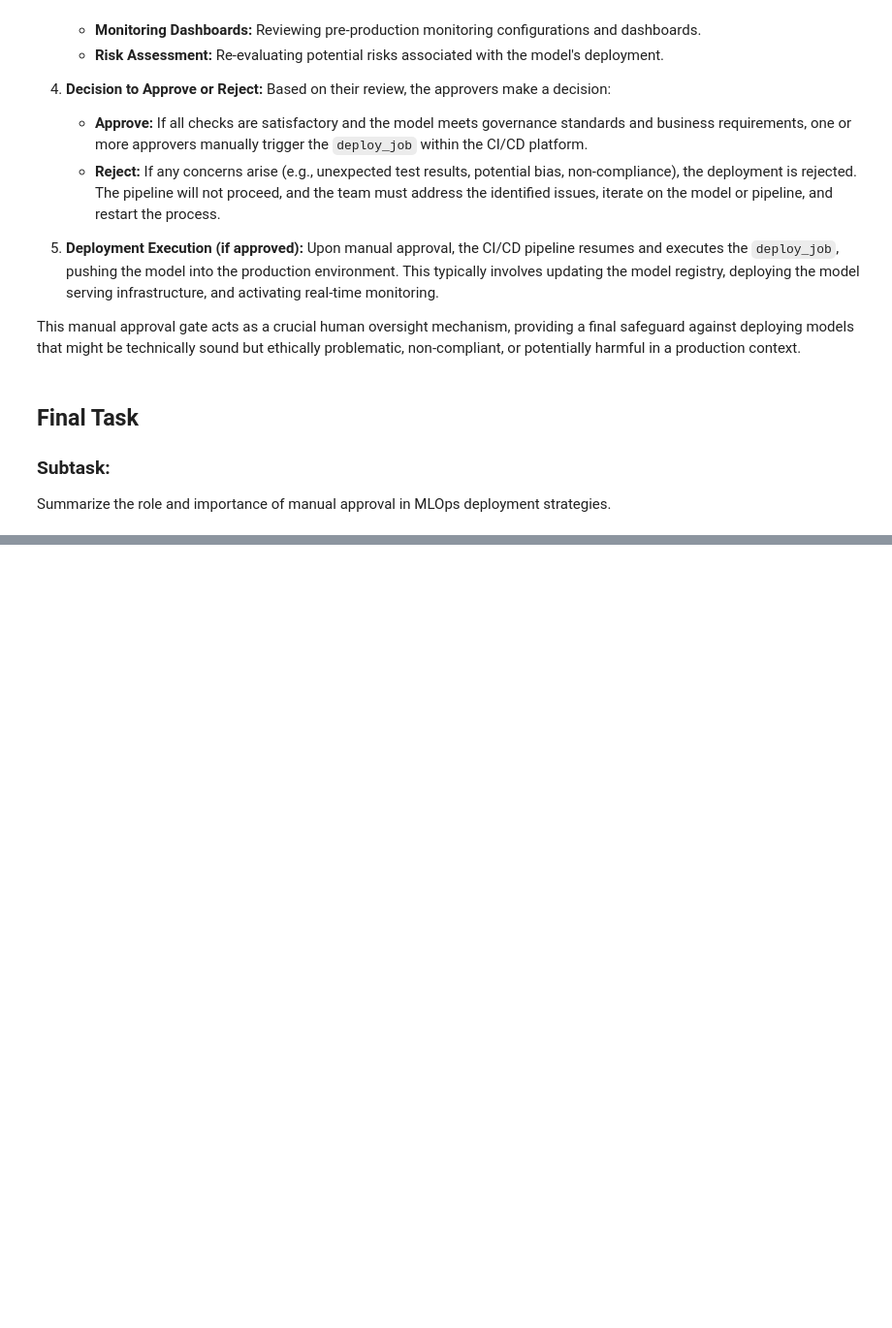
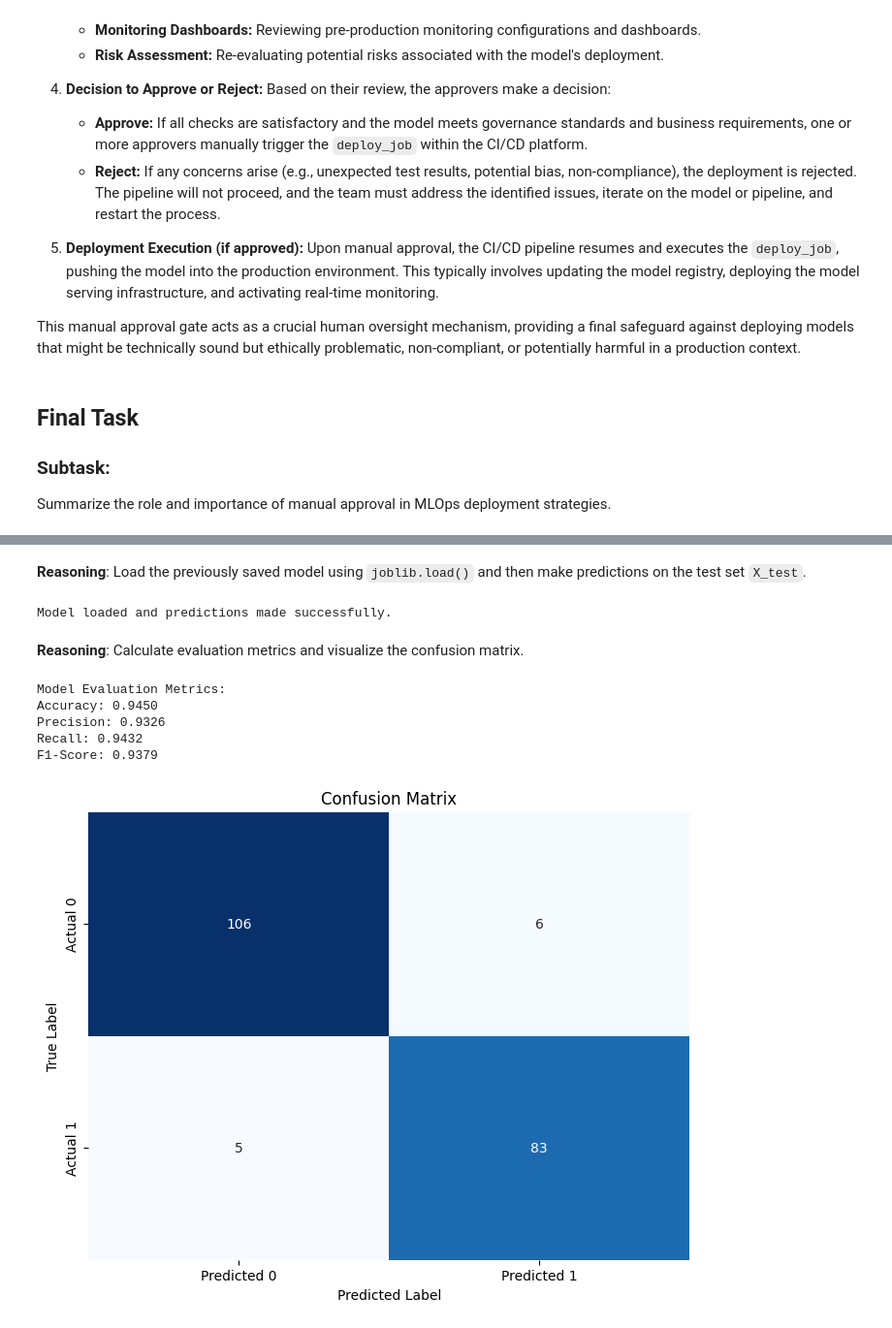
Before and after one commit to amit-sahu-a11y/ML_projects_for_practice, a Jupyter notebook: MLOps_pipeline.ipynb, the cells around one changed output, grey strips where cells are left out. Shown at 97% size. Cells and saved outputs as stored; diff of their text form; code cells hidden in the pictures; blank space fills up the shorter version.

Commit message:
MLOps pipeline for a project using a dummy dataset

```diff
--- a/MLOps_pipeline.ipynb
+++ b/MLOps_pipeline.ipynb
@@ -558,0 +686,47 @@ Summarize the role and importance of manual approval in MLOps deployment strateg
+# %% [markdown]
+**Reasoning**:
+Load the previously saved model using `joblib.load()` and then make predictions on the test set `X_test`.
+# %%
+import joblib
+from sklearn.metrics import accuracy_score, precision_score, recall_score, f1_score, confusion_matrix
+import matplotlib.pyplot as plt
+import seaborn as sns
+
+# Load the trained model
+model = joblib.load('random_forest_model.joblib')
+
+# Make predictions on the test set
+y_pred = model.predict(X_test)
+
+print("Model loaded and predictions made successfully.")
+# %% [output]
+Model loaded and predictions made successfully.
+# %% [markdown]
+**Reasoning**:
+Calculate evaluation metrics and visualize the confusion matrix.
+# %%
+print("\nModel Evaluation Metrics:")
+print(f"Accuracy: {accuracy_score(y_test, y_pred):.4f}")
+print(f"Precision: {precision_score(y_test, y_pred):.4f}")
+print(f"Recall: {recall_score(y_test, y_pred):.4f}")
+print(f"F1-Score: {f1_score(y_test, y_pred):.4f}")
+
+# Generate confusion matrix
+cm = confusion_matrix(y_test, y_pred)
+
+# Plot confusion matrix
+plt.figure(figsize=(8, 6))
+sns.heatmap(cm, annot=True, fmt='d', cmap='Blues', cbar=False,
+            xticklabels=['Predicted 0', 'Predicted 1'],
+            yticklabels=['Actual 0', 'Actual 1'])
+plt.title('Confusion Matrix')
+plt.xlabel('Predicted Label')
+plt.ylabel('True Label')
+plt.show()
+# %% [output]
+Model Evaluation Metrics:
+Accuracy: 0.9450
+Precision: 0.9326
+Recall: 0.9432
+F1-Score: 0.9379
+[figure, added]
```
Also changed, not shown: parts of 19 cells of this notebook.
